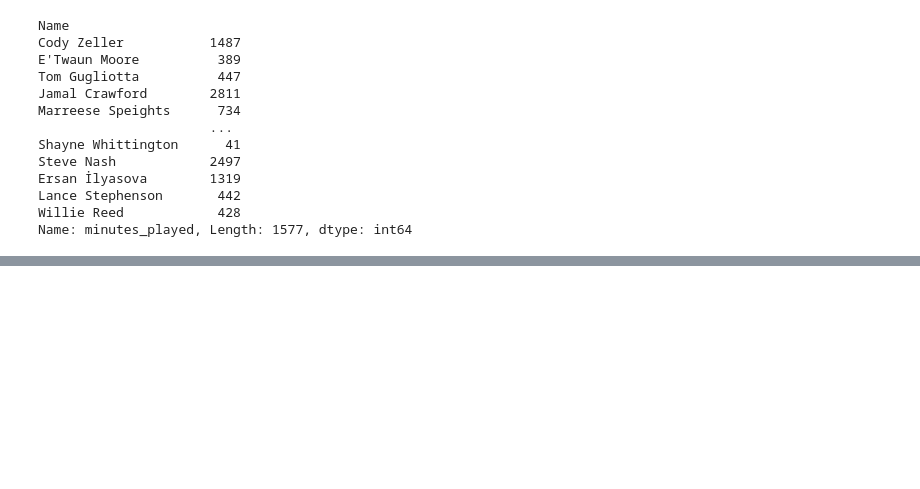
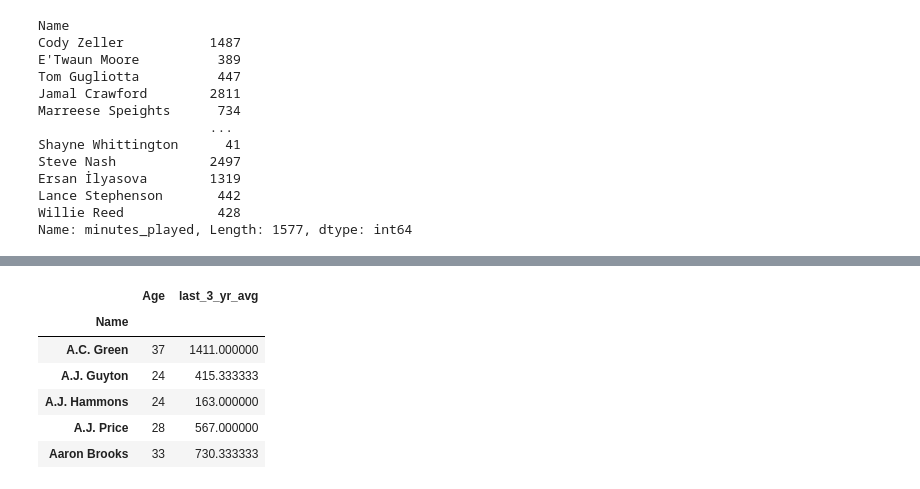
Before and after one commit to CaseySteele24/NBA, a Jupyter notebook: Minute Projections/2021-22_player_min_projections.ipynb, the cells around one changed output, grey strips where cells are left out. Drawn from its saved outputs; the diff is of its cells as text; code cells hidden in the pictures; blank space fills up the shorter version.

```diff
--- a/Minute Projections/2021-22_player_min_projections.ipynb
+++ b/Minute Projections/2021-22_player_min_projections.ipynb
@@ -456,0 +501,16 @@ Name: minutes_played, Length: 1577, dtype: int64
+# %%
+# need to add in the predictors from the minutes_df
+# only keep the most recent record by player in that df
+predictors = minutes_df.sort_values(['Name', 'Season']).groupby('Name').tail(1)
+
+keeper_fields = ['Age', 'last_3_yr_avg']
+predictors = predictors[keeper_fields]
+predictors.head()
+# %% [output]
+|  | Age | last_3_yr_avg |
+| Name |  |  |
+| A.C. Green | 37 | 1411.000000 |
+| A.J. Guyton | 24 | 415.333333 |
+| A.J. Hammons | 24 | 163.000000 |
+| A.J. Price | 28 | 567.000000 |
+| Aaron Brooks | 33 | 730.333333 |
```
Also changed, not shown: parts of 10 cells of this notebook, 1 other file.
